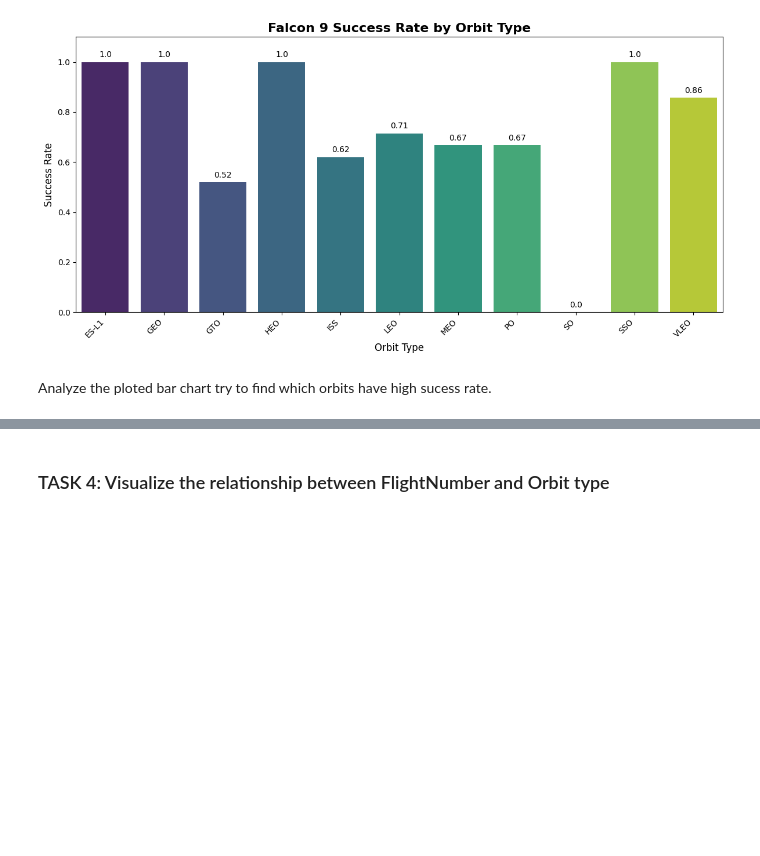
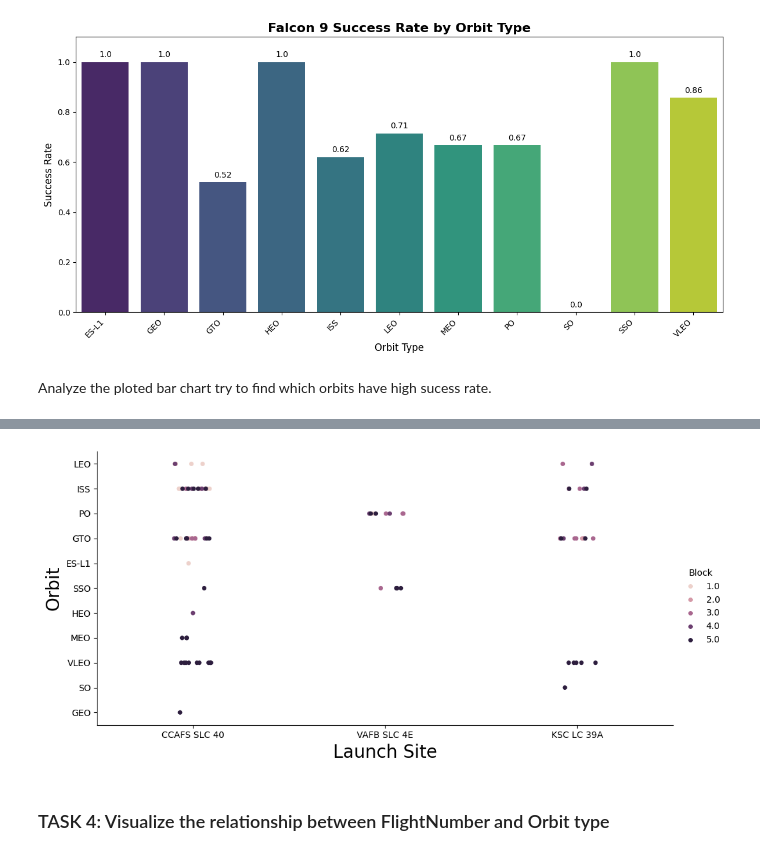
Before and after one commit to iacisme/Spacex-EDX-Capstone-, a Jupyter notebook: notebooks/05_jupyter-labs-eda-dataviz-v2.ipynb, the cells around one changed output, grey strips where cells are left out. Saved outputs shown, nothing was run; the diff lists cells and outputs as text; code cells hidden in the pictures; blank space fills up the shorter version.

```diff
--- a/notebooks/05_jupyter-labs-eda-dataviz-v2.ipynb
+++ b/notebooks/05_jupyter-labs-eda-dataviz-v2.ipynb
@@ -223,3 +357,25 @@ Analyze the ploted bar chart try to find which orbits have high sucess rate.
+# %%
+sns.catplot(
+    x = "LaunchSite",
+    y = "Orbit",
+    hue = "Block",
+    data = df,
+    aspect = 2,
+)
+
+plt.xlabel(
+    "Launch Site",
+    fontsize = 20
+)
+
+plt.ylabel(
+    "Orbit",
+    fontsize = 20
+)
+
+plt.show()
+# %% [output]
+[figure, added]
 # %% [markdown]
 ### TASK  4: Visualize the relationship between FlightNumber and Orbit type
 # %% [markdown]
```
Also changed, not shown: parts of 13 cells of this notebook, 57 other files.
